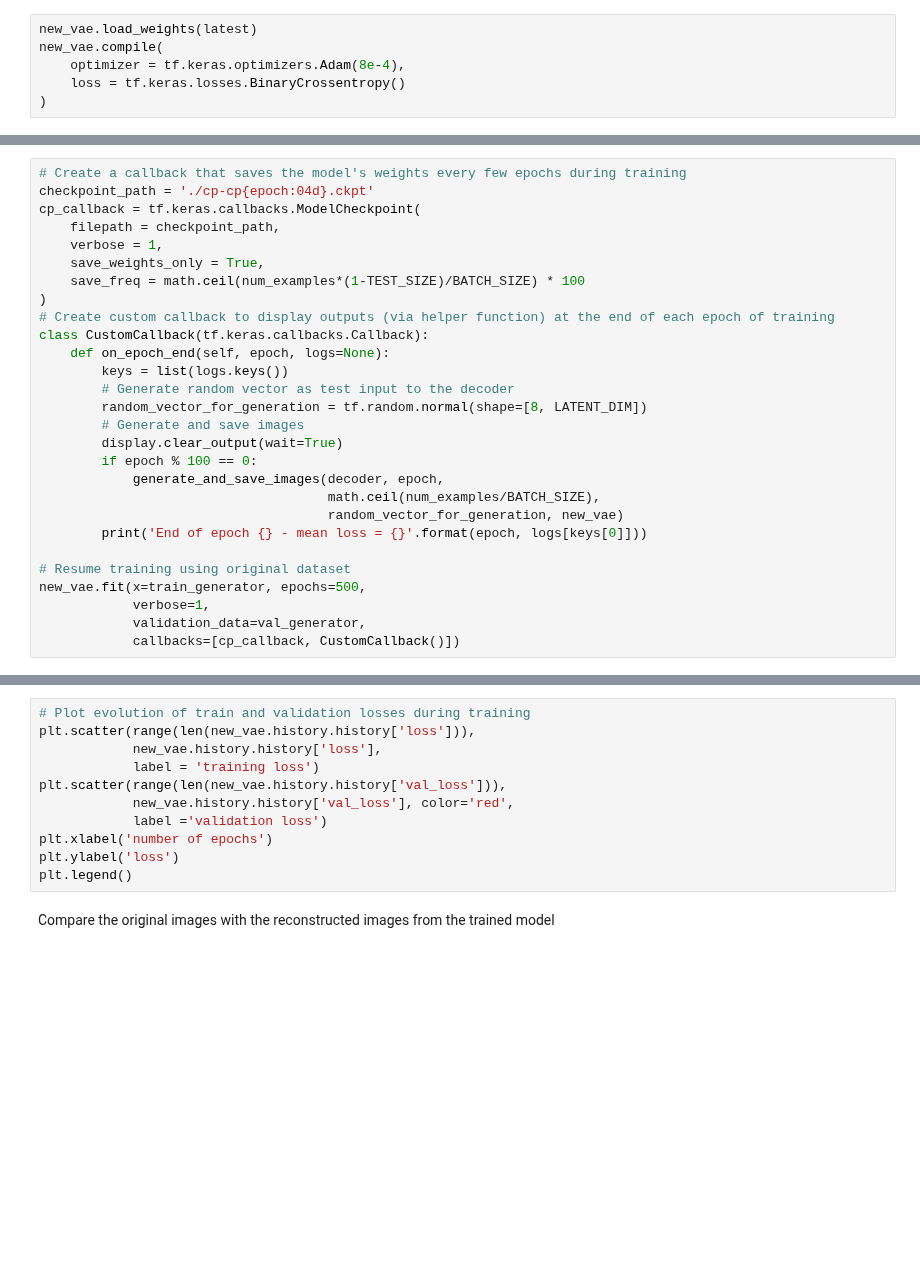
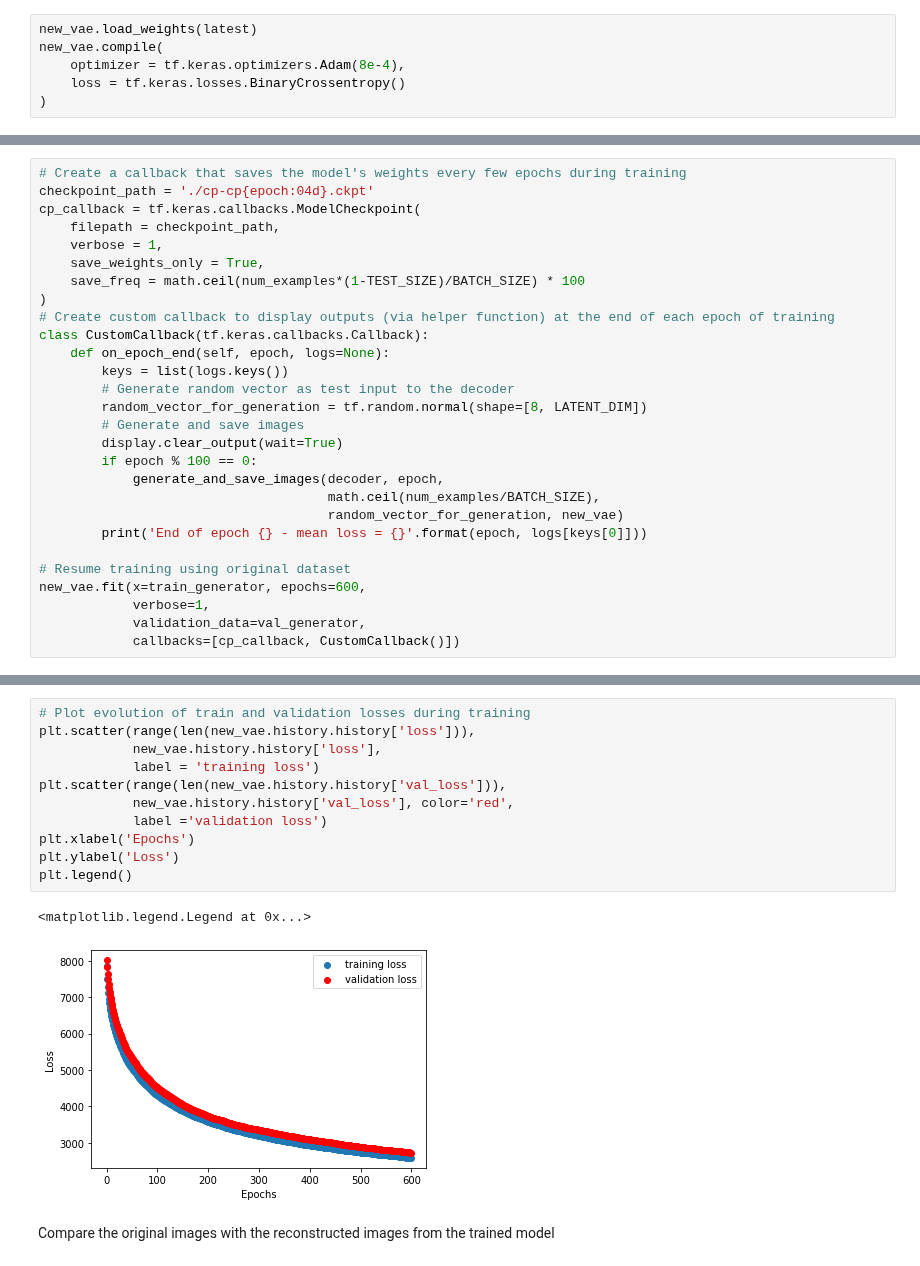
Before and after one commit to lamd91/VAE_DA, a Jupyter notebook: VAE_MPS.ipynb, the cells around one changed output, grey strips where cells are left out. Saved outputs shown, nothing was run; the diff lists cells and outputs as text; blank space fills up the shorter version.

```diff
--- a/VAE_MPS.ipynb
+++ b/VAE_MPS.ipynb
@@ -676,7 +676,7 @@ class CustomCallback(tf.keras.callbacks.Callback):
         print('End of epoch {} - mean loss = {}'.format(epoch, logs[keys[0]]))
 
 # Resume training using original dataset
-new_vae.fit(x=train_generator, epochs=500,
+new_vae.fit(x=train_generator, epochs=600,
             verbose=1,
             validation_data=val_generator,
             callbacks=[cp_callback, CustomCallback()])
@@ -686,14 +686,17 @@ Epoch 455/500
 # %%
 # Plot evolution of train and validation losses during training
 plt.scatter(range(len(new_vae.history.history['loss'])),
             new_vae.history.history['loss'],
             label = 'training loss')
 plt.scatter(range(len(new_vae.history.history['val_loss'])),
             new_vae.history.history['val_loss'], color='red',
             label ='validation loss')
-plt.xlabel('number of epochs')
-plt.ylabel('loss')
+plt.xlabel('Epochs')
+plt.ylabel('Loss')
 plt.legend()
+# %% [output]
+<matplotlib.legend.Legend at 0x...>
+[figure, added]
 # %% [markdown]
 Compare the original images with the reconstructed images from the trained model
 # %%
```
Also changed, not shown: parts of 6 cells of this notebook.
